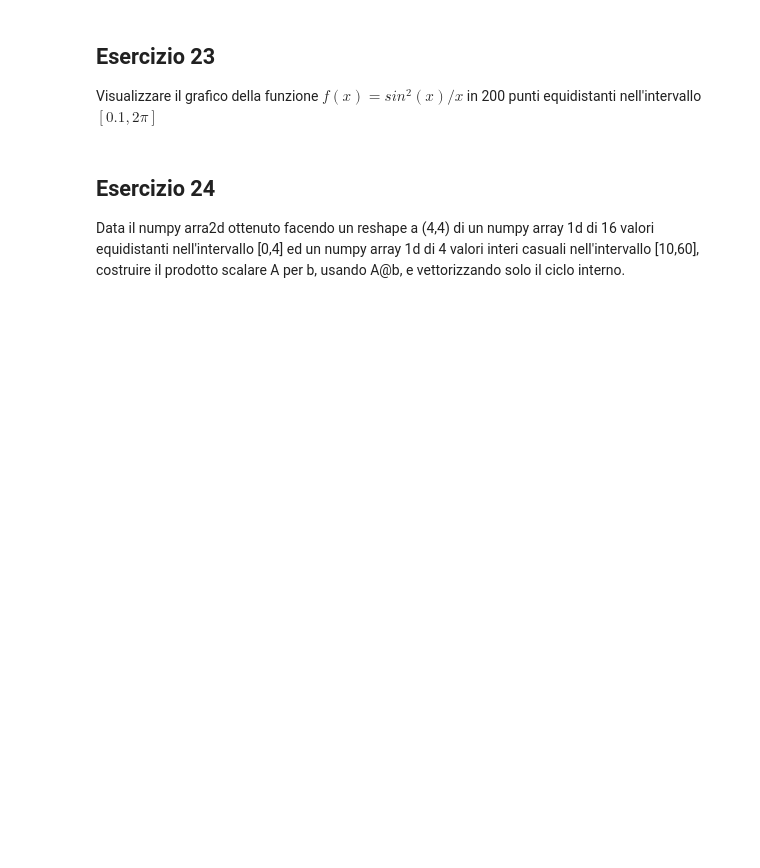
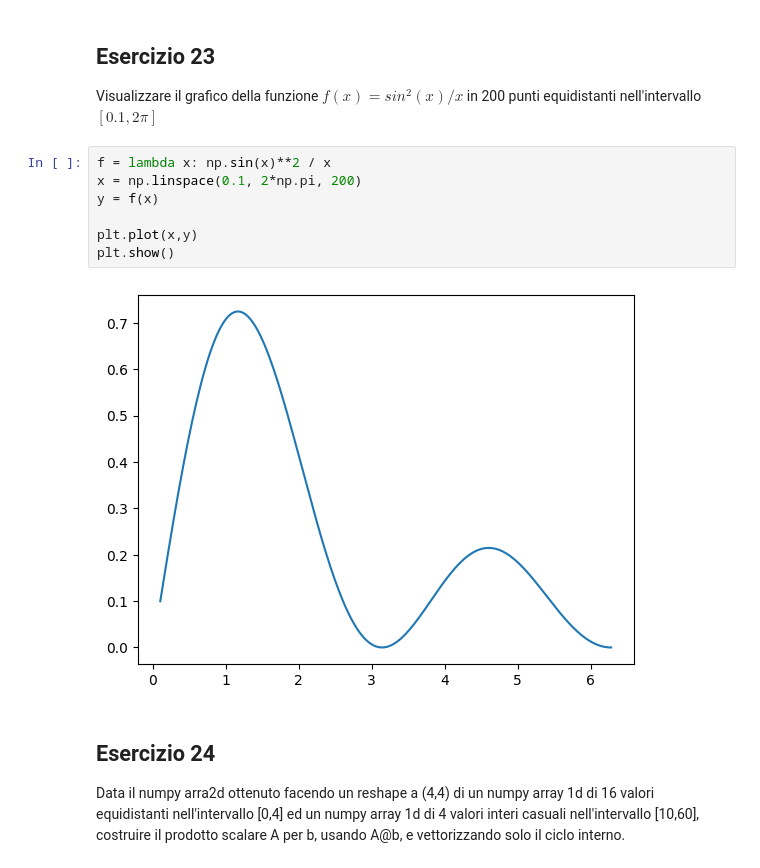
Before and after one commit to Karim-EK/Metodi, a Jupyter notebook: Esercitazione3.ipynb, the cells around one changed output. Drawn from its saved outputs; the diff is of its cells as text; blank space fills up the shorter version.

```diff
--- a/Esercitazione3.ipynb
+++ b/Esercitazione3.ipynb
@@ -271,6 +412,15 @@ dato il numpy array 2d G=np.linspace(0,10,20).reshape(-1,4), scambia in G la sec
 # %% [markdown]
 ## Esercizio 23
 Visualizzare il grafico della funzione $f(x)=sin^2(x)/x$ in 200 punti equidistanti nell'intervallo $[0.1,2\pi]$
+# %%
+f = lambda x: np.sin(x)**2 / x
+x = np.linspace(0.1, 2*np.pi, 200)
+y = f(x)
+
+plt.plot(x,y)
+plt.show()
+# %% [output]
+[figure, added]
 # %% [markdown]
 ## Esercizio 24
 
```
Also changed, not shown: parts of 27 cells of this notebook.
